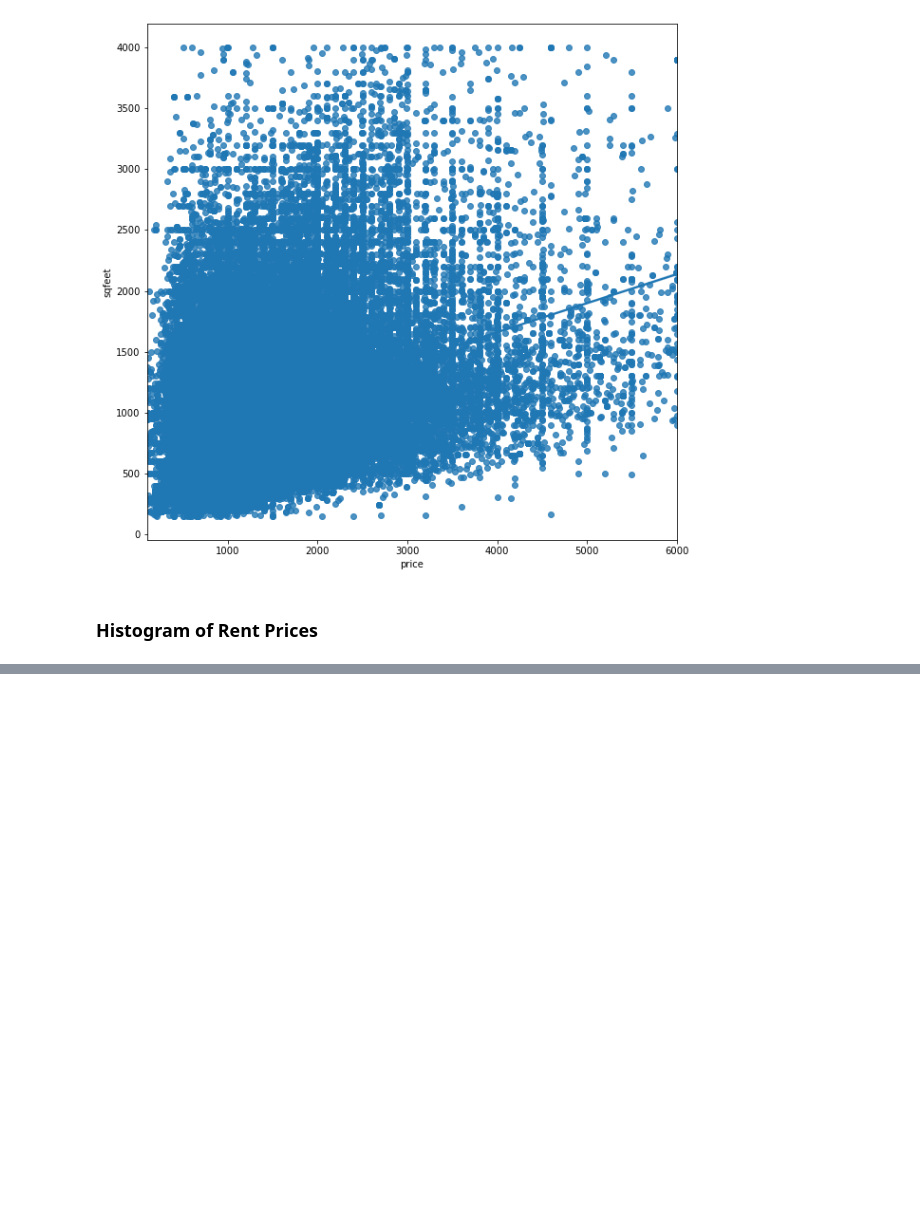
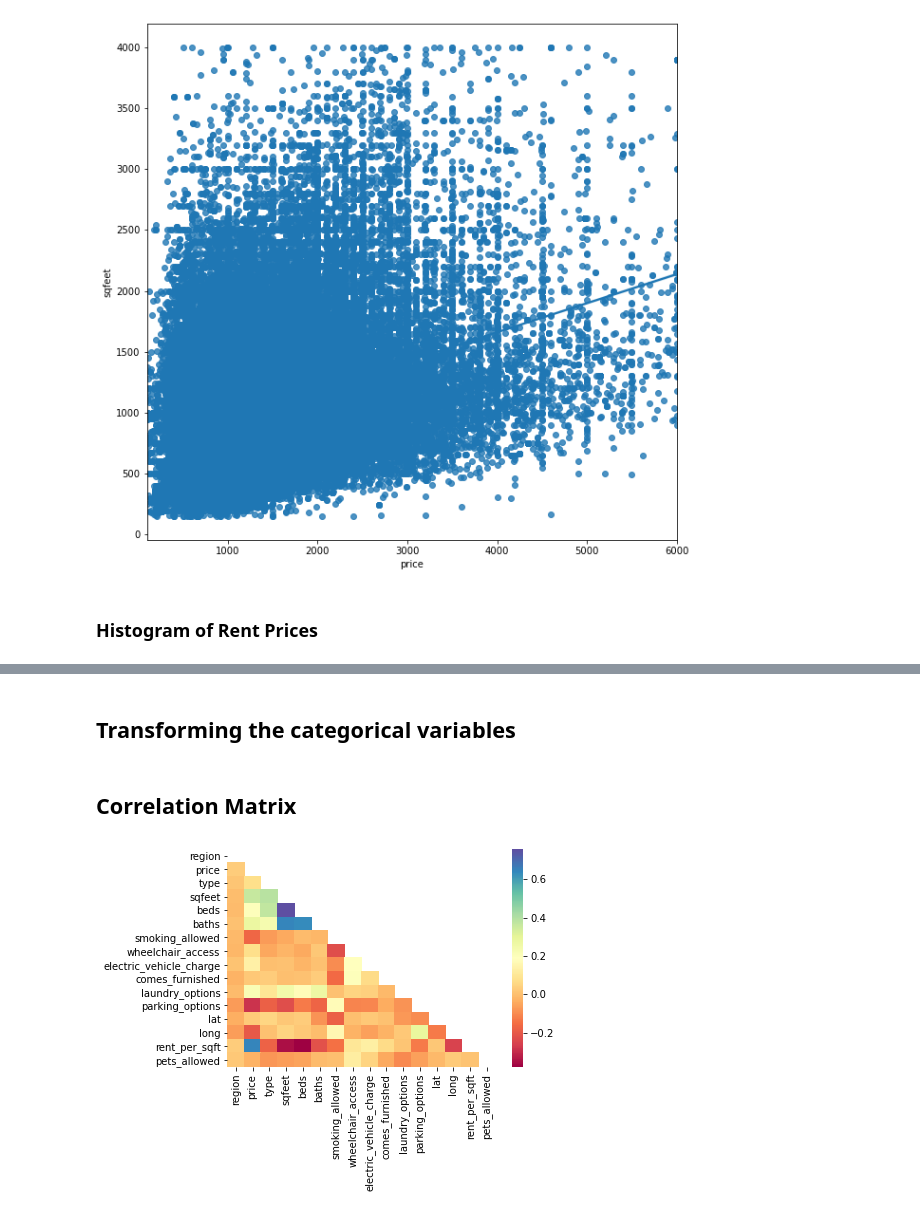
Before and after one commit to rishabgunashekar/Rental-Price-Estimation-of-US-Housing, a Jupyter notebook: Data Science Final Project.ipynb, the cells around one changed output, grey strips where cells are left out. Saved outputs shown, nothing was run; the diff lists cells and outputs as text; code cells hidden in the pictures; blank space fills up the shorter version.

```diff
--- a/Data Science Final Project.ipynb
+++ b/Data Science Final Project.ipynb
@@ -457,0 +462,3 @@ plt.show()
+# %%
+data['rent_per_sqft'] = round(data['price']/data['sqfeet'], 3)
+data.head()
@@ -457,0 +474,3 @@ plt.show()
+# %%
+data['pets_allowed'] = data['dogs_allowed'] | data['cats_allowed']
+data.head()
@@ -457,0 +484,21 @@ plt.show()
+# %%
+data = data.drop(['dogs_allowed','cats_allowed'], axis=1 )
+# %% [markdown]
+## Transforming the categorical variables
+# %%
+le = LabelEncoder()
+data['region'] = le.fit_transform(data['region'])
+data['laundry_options'] = le.fit_transform(data['laundry_options'])
+data['parking_options'] = le.fit_transform(data['parking_options'])
+data['type'] = le.fit_transform(data['type'])
+data = data.drop(["state"],axis =1)
+# %% [markdown]
+## Correlation Matrix
+# %%
+x = data.corr()
+y = np.triu(x)
+sns.heatmap(x, mask = y, cmap = 'Spectral')
+plt.rcParams["figure.figsize"] = 10,10
+plt.show()
+# %% [output]
+[figure, added]
```
Also changed, not shown: parts of 23 cells of this notebook.
